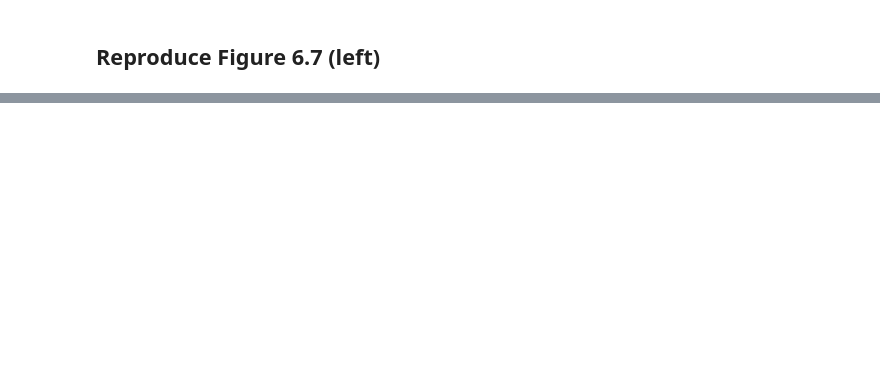
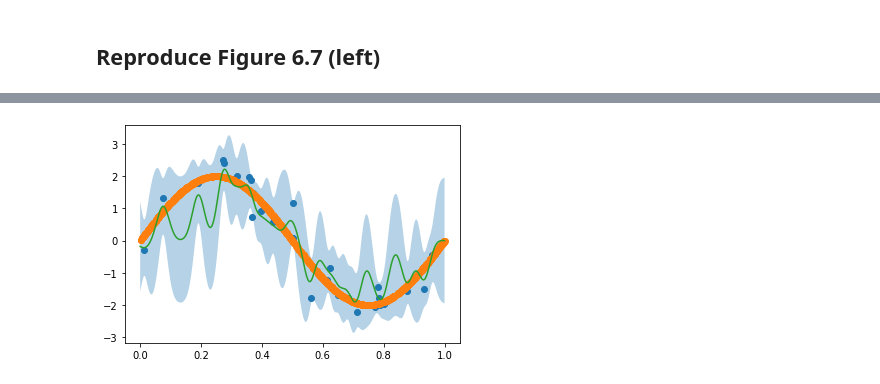
Before and after one commit to gnitnaw/Programs, a Jupyter notebook: Chapter6/GP.ipynb, the cells around one changed output, grey strips where cells are left out. Cells and saved outputs as stored; diff of their text form; code cells hidden in the pictures; blank space fills up the shorter version.

```diff
--- a/Chapter6/GP.ipynb
+++ b/Chapter6/GP.ipynb
@@ -66,0 +109,28 @@ plt.show()
+# %%
+sig2 = 0.02**2
+K = np.zeros((n,n))
+for i in range(n):
+    for j in range(n):
+        K[i,j] = k(x[i],x[j],sig2)
+
+KI = inv(K + np.identity(n)*s*s)
+
+xt = np.linspace(0.0, 1.0, N)
+mu = np.zeros(N)
+msig2 = np.zeros(N)
+for i in range(N):
+    vk = kvector(xt[i],x,sig2)
+    mu[i] = vk @ KI @ y
+    msig2[i] = k(xt[i], xt[i], sig2) - vk.T @ KI @ vk
+
+msig = np.sqrt(msig2)
+mu_u = mu + msig * 1.96
+mu_p = mu - msig * 1.96
+
+plt.plot(x,y,"o")
+plt.plot(xx,yy,"o")
+plt.plot(xt, mu, '-')
+plt.fill_between(xt,mu_u,mu_p,alpha=.33)
+plt.show()
+# %% [output]
+[figure, added]
```
Also changed, not shown: parts of 7 cells of this notebook.
